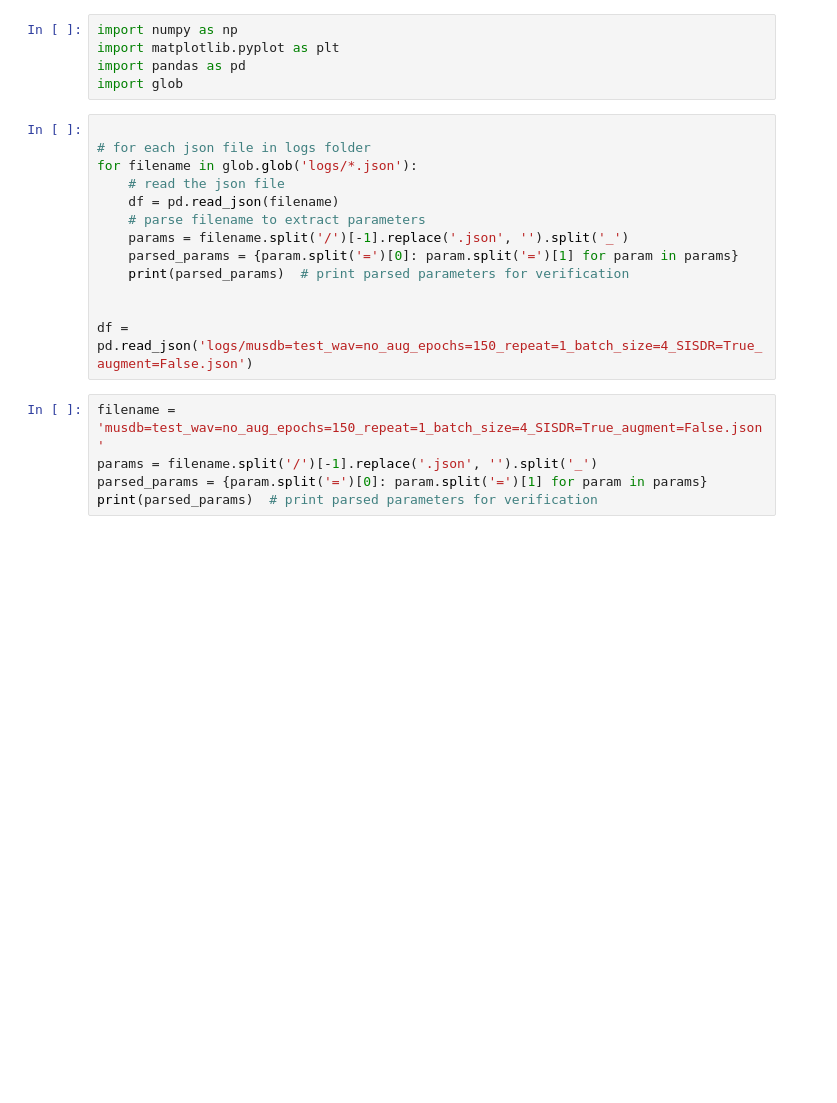
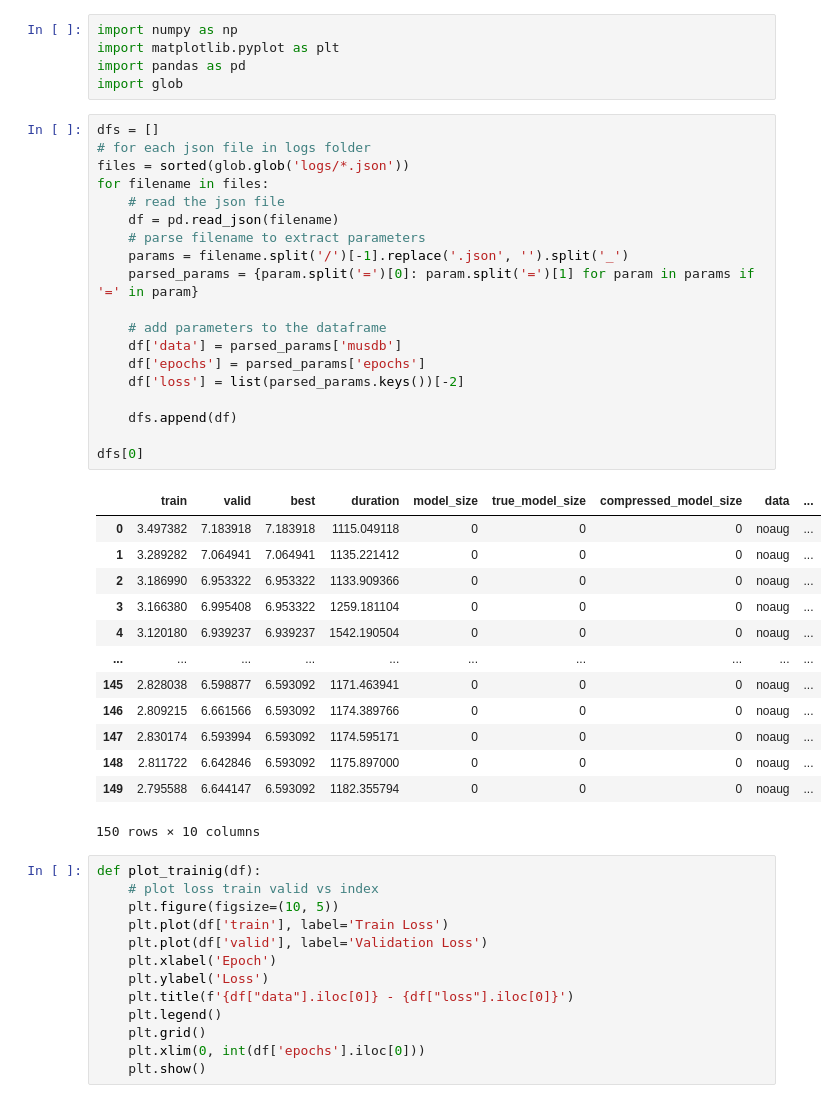
Before and after one commit to mp-smc23/demucs-v2-ps-ts, a Jupyter notebook: plot_training.ipynb, the cells around one changed output. Cells and saved outputs as stored; diff of their text form; blank space fills up the shorter version.

```diff
--- a/plot_training.ipynb
+++ b/plot_training.ipynb
@@ -4,20 +4,48 @@ import matplotlib.pyplot as plt
 import pandas as pd
 import glob
 # %%
-
+dfs = []
 # for each json file in logs folder
-for filename in glob.glob('logs/*.json'):
+files = sorted(glob.glob('logs/*.json'))
+for filename in files:
     # read the json file
     df = pd.read_json(filename)
     # parse filename to extract parameters
     params = filename.split('/')[-1].replace('.json', '').split('_')
-    parsed_params = {param.split('=')[0]: param.split('=')[1] for param in params}
-    print(parsed_params)  # print parsed parameters for verification
+    parsed_params = {param.split('=')[0]: param.split('=')[1] for param in params if '=' in param}
 
+    # add parameters to the dataframe
+    df['data'] = parsed_params['musdb']
+    df['epochs'] = parsed_params['epochs']
+    df['loss'] = list(parsed_params.keys())[-2]
 
-df = pd.read_json('logs/musdb=test_wav=no_aug_epochs=150_repeat=1_batch_size=4_SISDR=True_augment=False.json')
+    dfs.append(df)
+
+dfs[0]
+# %% [output]
+|  | train | valid | best | duration | model_size | true_model_size | compressed_model_size | data | ... |
+| 0 | 3.497382 | 7.183918 | 7.183918 | 1115.049118 | 0 | 0 | 0 | noaug | ... |
+| 1 | 3.289282 | 7.064941 | 7.064941 | 1135.221412 | 0 | 0 | 0 | noaug | ... |
+| 2 | 3.186990 | 6.953322 | 6.953322 | 1133.909366 | 0 | 0 | 0 | noaug | ... |
+| 3 | 3.166380 | 6.995408 | 6.953322 | 1259.181104 | 0 | 0 | 0 | noaug | ... |
+| 4 | 3.120180 | 6.939237 | 6.939237 | 1542.190504 | 0 | 0 | 0 | noaug | ... |
+| ... | ... | ... | ... | ... | ... | ... | ... | ... | ... |
+| 145 | 2.828038 | 6.598877 | 6.593092 | 1171.463941 | 0 | 0 | 0 | noaug | ... |
+| 146 | 2.809215 | 6.661566 | 6.593092 | 1174.389766 | 0 | 0 | 0 | noaug | ... |
+| 147 | 2.830174 | 6.593994 | 6.593092 | 1174.595171 | 0 | 0 | 0 | noaug | ... |
+| 148 | 2.811722 | 6.642846 | 6.593092 | 1175.897000 | 0 | 0 | 0 | noaug | ... |
+| 149 | 2.795588 | 6.644147 | 6.593092 | 1182.355794 | 0 | 0 | 0 | noaug | ... |
+150 rows × 10 columns
 # %%
-filename = 'musdb=test_wav=no_aug_epochs=150_repeat=1_batch_size=4_SISDR=True_augment=False.json'
-params = filename.split('/')[-1].replace('.json', '').split('_')
-parsed_params = {param.split('=')[0]: param.split('=')[1] for param in params}
-print(parsed_params)  # print parsed parameters for verification
+def plot_trainig(df):
+    # plot loss train valid vs index
+    plt.figure(figsize=(10, 5))
+    plt.plot(df['train'], label='Train Loss')
+    plt.plot(df['valid'], label='Validation Loss')
+    plt.xlabel('Epoch')
+    plt.ylabel('Loss')
+    plt.title(f'{df["data"].iloc[0]} - {df["loss"].iloc[0]}')
+    plt.legend()
+    plt.grid()
+    plt.xlim(0, int(df['epochs'].iloc[0]))
+    plt.show()
```
Also changed, not shown: parts of 2 cells of this notebook, 6 other files.
